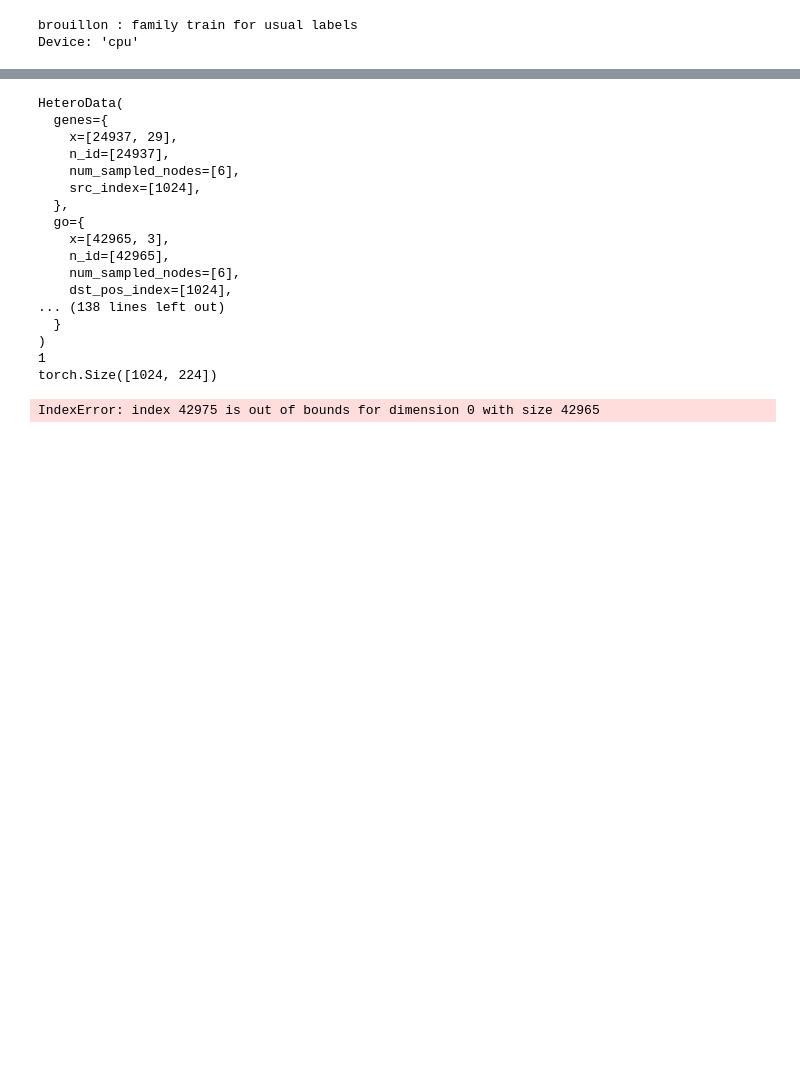
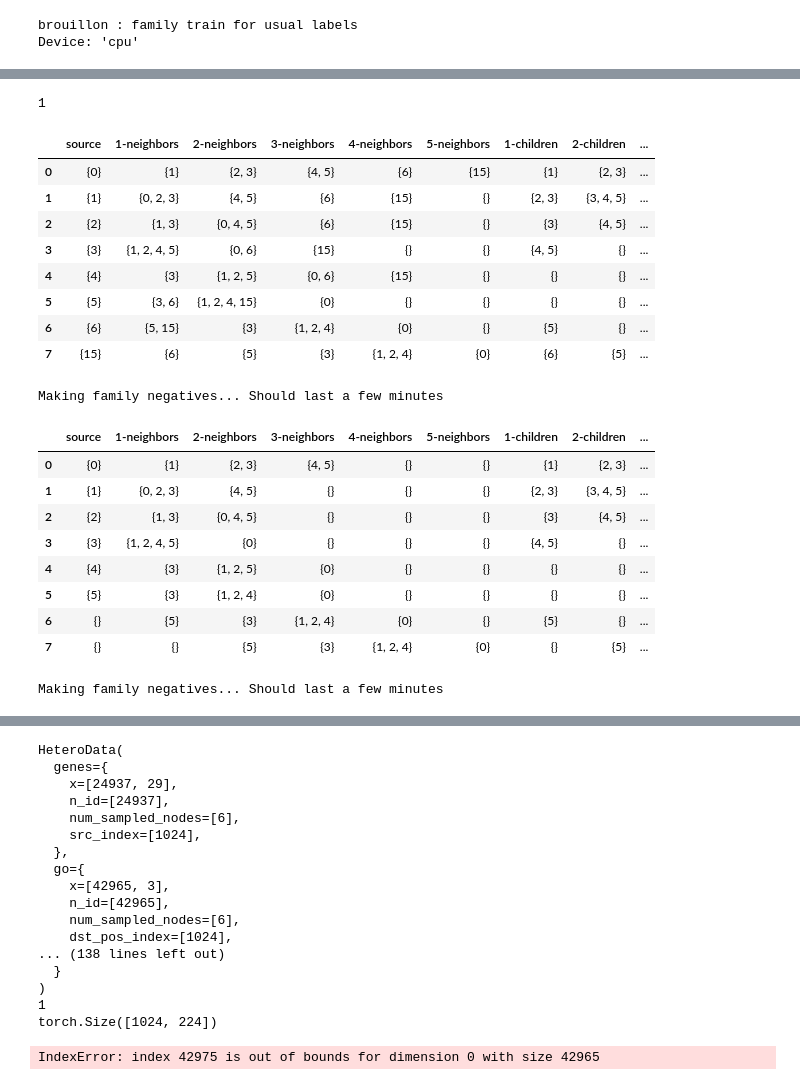
Before and after one commit to ElliotButz/ESL2024, a Jupyter notebook: code/family_train.ipynb, the cells around one changed output, grey strips where cells are left out. Saved outputs shown, nothing was run; the diff lists cells and outputs as text; code cells hidden in the pictures; blank space fills up the shorter version.

```diff
--- a/code/family_train.ipynb
+++ b/code/family_train.ipynb
@@ -391,0 +383,2 @@ EMB_GO_family_df
+# %%
+GO_family_df = get_family(GO_edge_index, 3)
@@ -391,0 +405,4 @@ EMB_GO_family_df
+# %%
+l = list(GO_family_df.columns)
+l.remove('source')
+l
@@ -391,0 +423,9 @@ EMB_GO_family_df
+# %%
+def filter_set(s, threshold):
+    return {x for x in s if x <= threshold}
+
+cols = list(GO_family_df.columns)
+cols.remove('source')
+
+filterded_GO_family_df = GO_family_df[cols].map(lambda cell: filter_set(cell, 42964))
+filterded_GO_family_df['source']=GO_family_df['source'].copy()
@@ -392,5 +441,9 @@ EMB_GO_family_df
+# %%
+int(torch.Tensor([1]).item())
+# %% [output]
+1
 # %%
-def correct_numel(l, num_el, default_elements : list):
+def correct_numel(l, num_el, default_elements : list, source = None):
 
     '''
     Correct the number of elements in a list by adjusting its length.
@@ -410,10 +463,12 @@ def correct_numel(l, num_el, default_elements : list):
     '''
 
     random.shuffle(l)
-
     if len(l)==0:
+        if source is not None :
+            print(source)
         print(f"No family negatives disponible - \nprobably looking for root's children or depraceted terms\n. Using random src terms as negatives.")
         l = random.choices(default_elements, k = num_el)
+
     elif len(l) == num_el:
         l = l
     elif len(l) > num_el:
@@ -424,7 +479,7 @@ def correct_numel(l, num_el, default_elements : list):
     return l
 
 
-def make_family_negatives(family_df, neg_group_col: str, num_neg_per_pos):
+def make_family_negatives(family_df, neg_group_col: str, num_neg_per_pos, source_col = 'source'):
     '''
     Generates negative examples for each positive example in a DataFrame.
 
@@ -438,50 +493,76 @@ def make_family_negatives(family_df, neg_group_col: str, num_neg_per_pos):
     Returns:
         DataFrame: A DataFrame with negative examples generated for each positive example.
     '''
-    print('step 1/4')
     if neg_group_col not in family_df.columns:
         raise KeyError(f'{neg_group_col} not in {list(family_df.columns)}')
 
-    print('step 2/4')
     default_elements = list(family_df[neg_group_col].explode())
 
-    print('step 3/4')
     tqdm.pandas(desc=f'Making family negatives')
+    family_negs = family_df.progress_apply(lambda row : torch.Tensor(correct_numel(list(row[neg_group_col]),
+                                                                                   num_el = num_neg_per_pos,
+                                                                                   default_elements=default_elements,
+                                                                                   source = row[source_col])), axis = 1)
 
-    print('step 4/4')
-    a = family_df.progress_apply(lambda row : torch.Tensor(correct_numel(list(row[neg_group_col]),num_el = num_neg_per_pos, default_elements=default_elements)), axis = 1)
-
-    return a
+    return family_negs
 
 def make_source_family_neg_dict(input_df, source_col = 'source', neg_col = 'family', num_neg_per_pos=224):
     '''
     Generates a dictionary with negative examples for each positive example based on a source column in an input DataFrame.
 
-    Creates a dictionary where each key is a positive example from the source column, and each value is a list of negative examples generated from the corresponding positive example.
+    Creates a dictionary where each key is a positive example from the source column, and each value is a
+    list of negative examples generated from the corresponding positive example.
 
     Parameters:
         input_df (DataFrame): The input DataFrame containing positive and negative examples.
         source_col (str): The column name representing the source of positive examples.
         neg_col (str): The column name representing groups of elements.
         num_neg_per_pos (int): The desired number of negative examples per positive example.
 
     Returns:
         dict: A dictionary mapping positive examples to lists of negative examples.
     '''
+
     df = input_df[[source_col, neg_col]].copy()
 
     if not isinstance(df[source_col][0], np.int64):
         tqdm.pandas(desc=f'Correcting {source_col} type ')
-        df[source_col] = df.progress_apply(lambda row: int(list(row[source_col])[0]), axis = 1)
+        df[source_col]     = df.progress_apply(lambda row: int(torch.Tensor(list(row[source_col])).item()), axis = 1)
+
 
     if not isinstance(df[neg_col][0], torch.Tensor):
         tqdm.pandas(desc=f'Correcting {neg_col} type ')
-        df[neg_col]    = df.progress_apply(lambda row: torch.Tensor(list(row[neg_col])), axis = 1)
+        df[neg_col]     = df.progress_apply(lambda row: torch.Tensor(list(row[neg_col])), axis = 1)
 
-    print('Making family negatives...')
+    print('Making family negatives... Should last a few minutes')
     df['numeled_neg_col'] = make_family_negatives(df, neg_col, num_neg_per_pos)
 
     return df.set_index(source_col)['numeled_neg_col'].to_dict()
 
+display(f)
 example = make_source_family_neg_dict(input_df=f, source_col='source', neg_col='family_without_children', num_neg_per_pos=5)
-example
+filtered_f = f.map(lambda cell: filter_set(cell, 5))
+display(filtered_f)
+filtered_example = make_source_family_neg_dict(input_df=f, source_col='source', neg_col='family_without_children', num_neg_per_pos=5)
+filtered_example
+# %% [output]
+|  | source | 1-neighbors | 2-neighbors | 3-neighbors | 4-neighbors | 5-neighbors | 1-children | 2-children | ... |
+| 0 | {0} | {1} | {2, 3} | {4, 5} | {6} | {15} | {1} | {2, 3} | ... |
+| 1 | {1} | {0, 2, 3} | {4, 5} | {6} | {15} | {} | {2, 3} | {3, 4, 5} | ... |
+| 2 | {2} | {1, 3} | {0, 4, 5} | {6} | {15} | {} | {3} | {4, 5} | ... |
+| 3 | {3} | {1, 2, 4, 5} | {0, 6} | {15} | {} | {} | {4, 5} | {} | ... |
+| 4 | {4} | {3} | {1, 2, 5} | {0, 6} | {15} | {} | {} | {} | ... |
+| 5 | {5} | {3, 6} | {1, 2, 4, 15} | {0} | {} | {} | {} | {} | ... |
+| 6 | {6} | {5, 15} | {3} | {1, 2, 4} | {0} | {} | {5} | {} | ... |
+| 7 | {15} | {6} | {5} | {3} | {1, 2, 4} | {0} | {6} | {5} | ... |
+Making family negatives... Should last a few minutes
+|  | source | 1-neighbors | 2-neighbors | 3-neighbors | 4-neighbors | 5-neighbors | 1-children | 2-children | ... |
+| 0 | {0} | {1} | {2, 3} | {4, 5} | {} | {} | {1} | {2, 3} | ... |
+| 1 | {1} | {0, 2, 3} | {4, 5} | {} | {} | {} | {2, 3} | {3, 4, 5} | ... |
+| 2 | {2} | {1, 3} | {0, 4, 5} | {} | {} | {} | {3} | {4, 5} | ... |
+| 3 | {3} | {1, 2, 4, 5} | {0} | {} | {} | {} | {4, 5} | {} | ... |
+| 4 | {4} | {3} | {1, 2, 5} | {0} | {} | {} | {} | {} | ... |
+| 5 | {5} | {3} | {1, 2, 4} | {0} | {} | {} | {} | {} | ... |
+| 6 | {} | {5} | {3} | {1, 2, 4} | {0} | {} | {5} | {} | ... |
+| 7 | {} | {} | {5} | {3} | {1, 2, 4} | {0} | {} | {5} | ... |
+Making family negatives... Should last a few minutes
```
Also changed, not shown: parts of 49 cells of this notebook, 7 other files.
